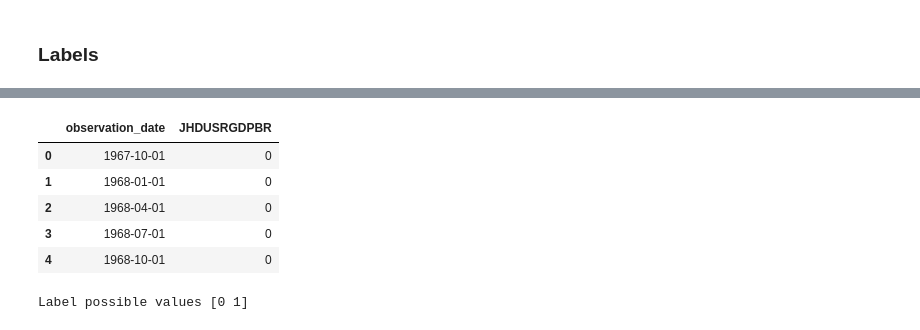
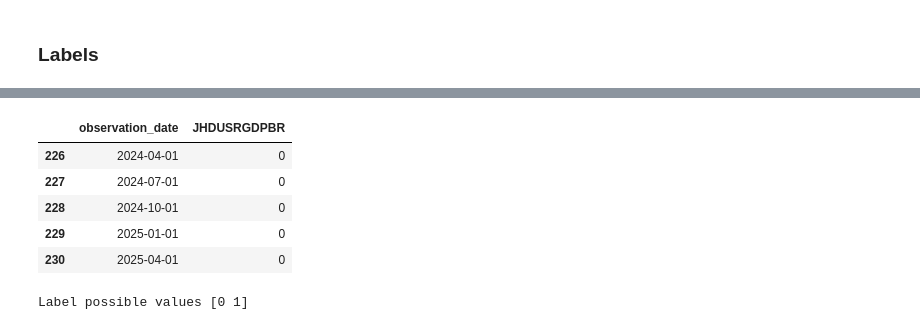
Before and after one commit to sarataboas/socialCrisis_prediction, a Jupyter notebook: notebooks/data_generation.ipynb, the cells around one changed output, grey strips where cells are left out. Drawn from its saved outputs; the diff is of its cells as text; code cells hidden in the pictures.

```diff
--- a/notebooks/data_generation.ipynb
+++ b/notebooks/data_generation.ipynb
@@ -13,13 +63,13 @@ from src.data.data_generation_utils import *
 # %%
 labels_df = pd.read_csv('../datasets/labels.csv')
-labels_df.head()
+labels_df.tail()
 # %% [output]
 |  | observation_date | JHDUSRGDPBR |
-| 0 | 1967-10-01 | 0 |
-| 1 | 1968-01-01 | 0 |
-| 2 | 1968-04-01 | 0 |
-| 3 | 1968-07-01 | 0 |
-| 4 | 1968-10-01 | 0 |
+| 226 | 2024-04-01 | 0 |
+| 227 | 2024-07-01 | 0 |
+| 228 | 2024-10-01 | 0 |
+| 229 | 2025-01-01 | 0 |
+| 230 | 2025-04-01 | 0 |
 # %%
 labels_df = labels_df.rename(columns={'JHDUSRGDPBR': 'label'})
 print("Label possible values", labels_df['label'].unique())
```
Also changed, not shown: parts of 20 cells of this notebook, 9 other files.
